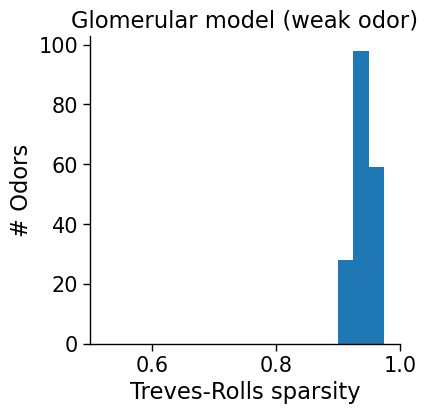
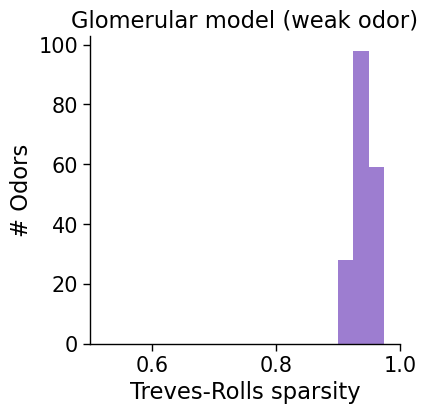
Unified diff of the notebook cell whose output changed from the first chart to the second:
--- before
+++ after
@@ -43,5 +43,5 @@
 sns.set_context("paper", font_scale=1.7)
 plt.figure(figsize=(4, 4))
-plt.hist(population_sparsity(r.T), bins=np.arange(0.5, 1.025, 0.025))
+plt.hist(population_sparsity(r.T), bins=np.arange(0.5, 1.025, 0.025),color="#9d7dd0")
 plt.xlabel("Treves-Rolls sparsity")
 plt.ylabel("# Odors")
@@ -60,9 +60,12 @@
 print(len(values_sorted))
 cum_frac = np.cumsum(values_sorted) / np.sum(values_sorted)
-plt.figure(figsize=(4, 4), dpi=200)
-plt.plot(values_sorted, cum_frac)
+sns.set_context("paper", font_scale=1.7)  # "talk", "notebook", "paper", "poster"
+plt.figure(figsize=(4, 3), dpi=600)
+plt.plot(values_sorted, cum_frac, color="#9d7dd0")
+plt.xlim(0.6, 1.0)
 sns.despine()
 plt.ylabel("CDF")
 plt.xlabel("Treves-Rolls sparsity")
+plt.title(f"Glomerular model (weak odor)")
 plt.savefig(f"../figures/manuscript/glomerular_model_sparsity_conc{conc}_cdf.svg", dpi=600, bbox_inches="tight")
 plt.savefig(f"../figures/manuscript/glomerular_model_sparsity_conc{conc}_cdf.png", dpi=600, bbox_inches="tight")

Commit: model and data sparsity on one plot